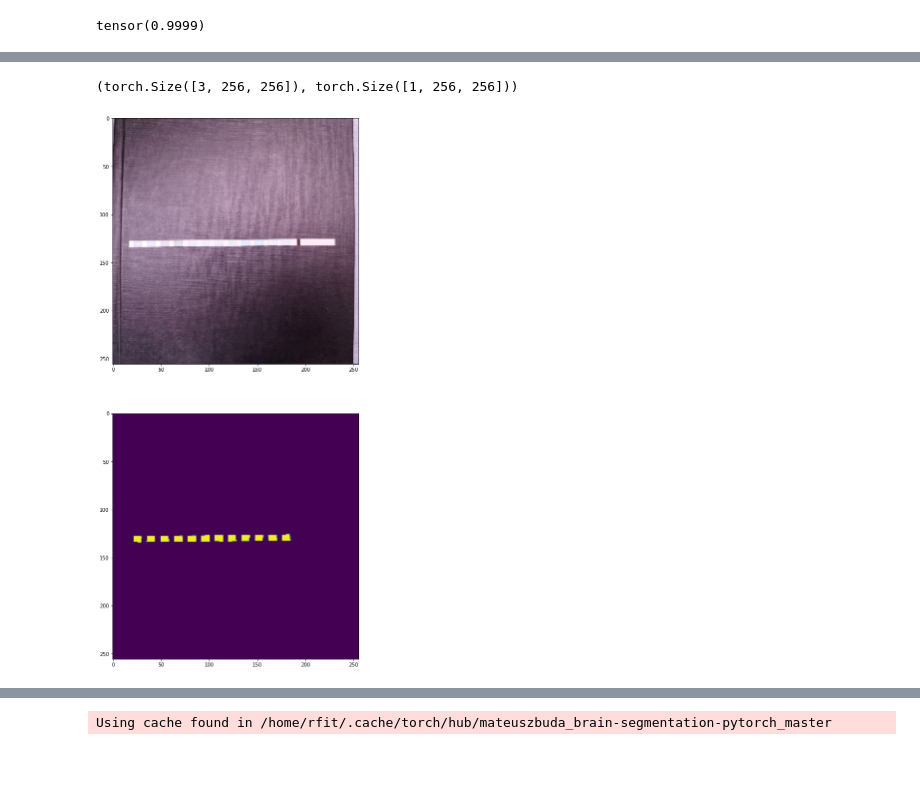
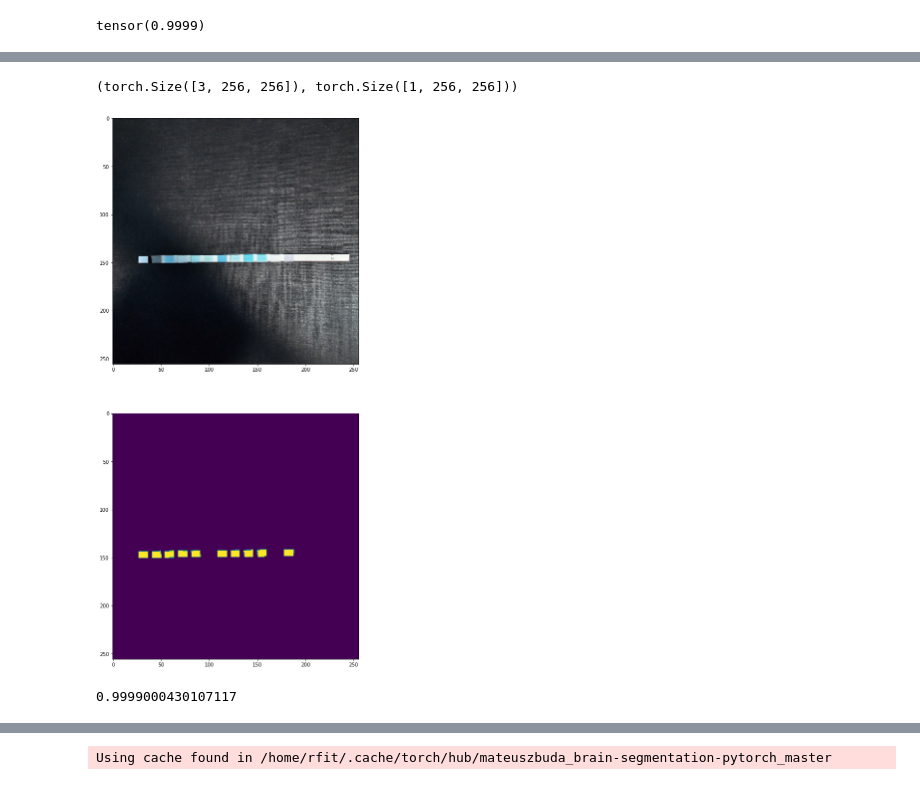
Before and after one commit to fitagdinov/urina, a Jupyter notebook: Notebooks/Untitled.ipynb, the cells around one changed output, grey strips where cells are left out. Drawn from its saved outputs; the diff is of its cells as text; code cells hidden in the pictures.

```diff
--- a/Notebooks/Untitled.ipynb
+++ b/Notebooks/Untitled.ipynb
@@ -196,9 +196,13 @@ def ten2im(im):
     return np.transpose(im,(1,2,0))
 # %%
 fig,ax = plt.subplots(2,1,figsize=(10,20))
-ax[0].imshow(ten2im(data_val[-1][0]))
-ax[1].imshow(ten2im(data_val[-1][1]))
+ax[0].imshow(ten2im(data_train[94][0]))
+ax[1].imshow(ten2im(data_train[94][1]))
 data_train[21][0].shape,data_train[21][1].shape
 # %% [output]
 (torch.Size([3, 256, 256]), torch.Size([1, 256, 256]))
-[figure, old version]
+[figure, new version]
+# %%
+np.array(ten2im(data_val[-1][1]),dtype=np.float).max()
+# %% [output]
+0.9999000430107117
```
Also changed, not shown: parts of 28 cells of this notebook, 5 other files.
